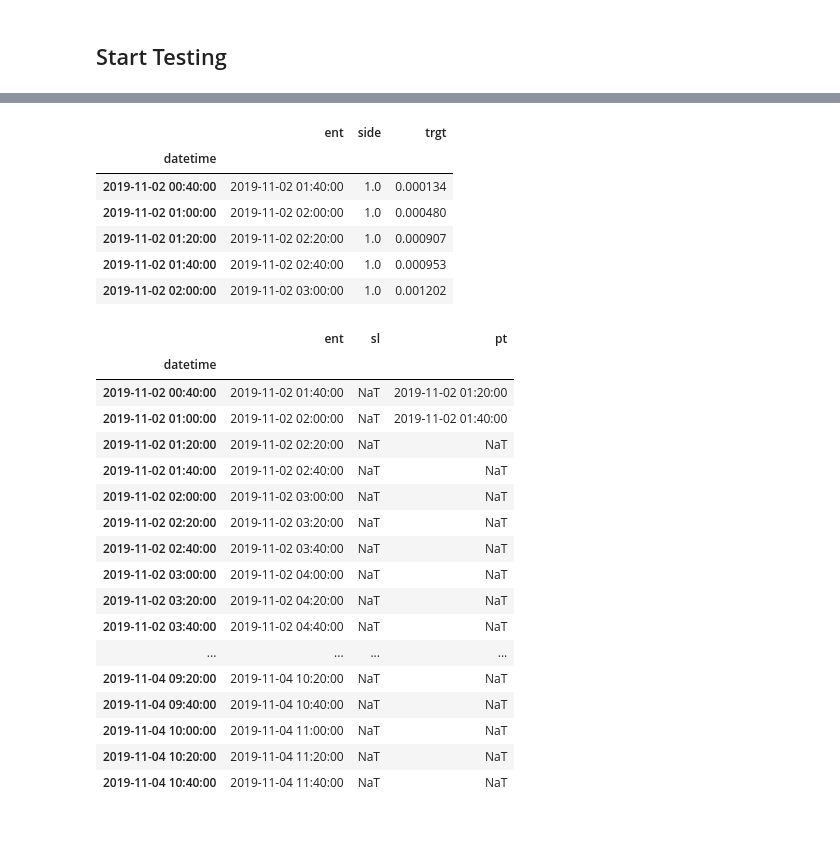
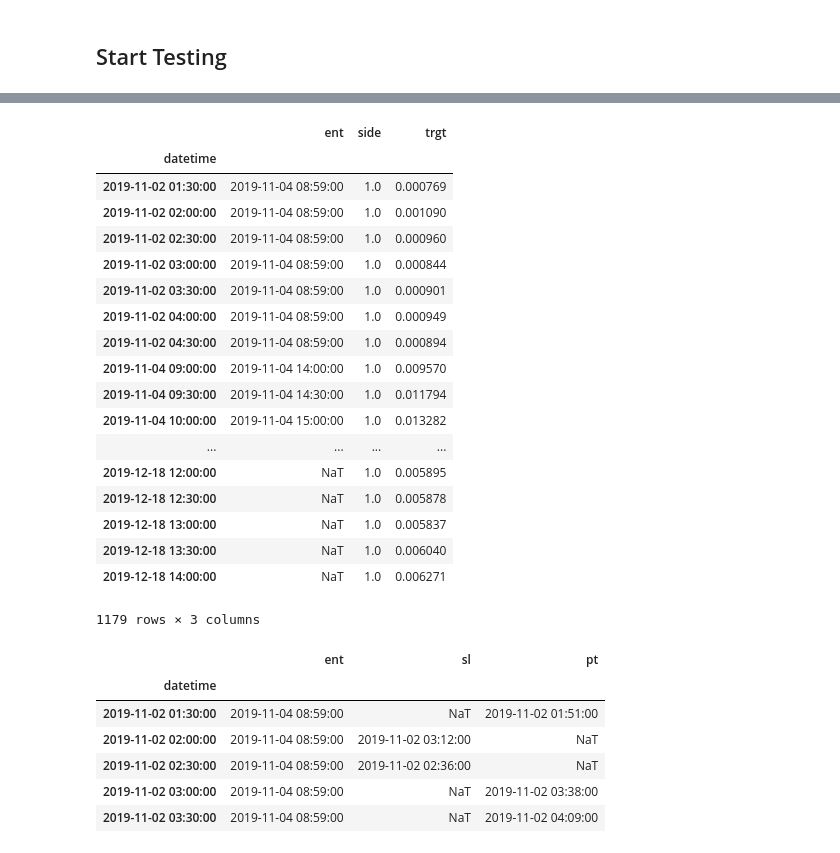
Before and after one commit to ClockworkBunny/quant_models, a Jupyter notebook: TestingNotebooks/TEST_labeling.ipynb, the cells around one changed output, grey strips where cells are left out. Cells and saved outputs as stored; diff of their text form; code cells hidden in the pictures.

```diff
--- a/TestingNotebooks/TEST_labeling.ipynb
+++ b/TestingNotebooks/TEST_labeling.ipynb
@@ -112,2 +109,0 @@ targetv1.dropna(inplace=True)
-# %%
-target = targetv1.copy()
@@ -124,7 +114,3 @@ Name: vol, dtype: float64
-# %%
-side_ = pd.Series(1.0, index=target.index)
-# %%
-pt_sl_ = [2, 2]
 # %%
 events = pd.concat({'ent': vertical_barrier_times, 'trgt': target, 'side': side_}, axis=1)
 # %%
@@ -196,36 +136,37 @@ def apply_pt_sl_on_ent(close, events, pt_sl, molecule):
 # %%
 num_threads = 2
 # %%
-events.head()
+events.head(2000)
 # %% [output]
 |  | ent | side | trgt |
 | datetime |  |  |  |
-| 2019-11-02 00:40:00 | 2019-11-02 01:40:00 | 1.0 | 0.000134 |
-| 2019-11-02 01:00:00 | 2019-11-02 02:00:00 | 1.0 | 0.000480 |
-| 2019-11-02 01:20:00 | 2019-11-02 02:20:00 | 1.0 | 0.000907 |
-| 2019-11-02 01:40:00 | 2019-11-02 02:40:00 | 1.0 | 0.000953 |
-| 2019-11-02 02:00:00 | 2019-11-02 03:00:00 | 1.0 | 0.001202 |
+| 2019-11-02 01:30:00 | 2019-11-04 08:59:00 | 1.0 | 0.000769 |
+| 2019-11-02 02:00:00 | 2019-11-04 08:59:00 | 1.0 | 0.001090 |
+| 2019-11-02 02:30:00 | 2019-11-04 08:59:00 | 1.0 | 0.000960 |
+| 2019-11-02 03:00:00 | 2019-11-04 08:59:00 | 1.0 | 0.000844 |
+| 2019-11-02 03:30:00 | 2019-11-04 08:59:00 | 1.0 | 0.000901 |
+| 2019-11-02 04:00:00 | 2019-11-04 08:59:00 | 1.0 | 0.000949 |
+| 2019-11-02 04:30:00 | 2019-11-04 08:59:00 | 1.0 | 0.000894 |
+| 2019-11-04 09:00:00 | 2019-11-04 14:00:00 | 1.0 | 0.009570 |
+| 2019-11-04 09:30:00 | 2019-11-04 14:30:00 | 1.0 | 0.011794 |
+| 2019-11-04 10:00:00 | 2019-11-04 15:00:00 | 1.0 | 0.013282 |
+| ... | ... | ... | ... |
+| 2019-12-18 12:00:00 | NaT | 1.0 | 0.005895 |
+| 2019-12-18 12:30:00 | NaT | 1.0 | 0.005878 |
+| 2019-12-18 13:00:00 | NaT | 1.0 | 0.005837 |
+| 2019-12-18 13:30:00 | NaT | 1.0 | 0.006040 |
+| 2019-12-18 14:00:00 | NaT | 1.0 | 0.006271 |
+1179 rows × 3 columns
 # %%
-first_touch_dates = apply_pt_sl_on_ent(df_sampled.open, events, pt_sl_, events.index)
+first_touch_dates = apply_pt_sl_on_ent(df_testprice.open, events, pt_sl_, events.index)
 # %%
-first_touch_dates.head(20)
+first_touch_dates.head(5)
 # %% [output]
 |  | ent | sl | pt |
 | datetime |  |  |  |
-| 2019-11-02 00:40:00 | 2019-11-02 01:40:00 | NaT | 2019-11-02 01:20:00 |
-| 2019-11-02 01:00:00 | 2019-11-02 02:00:00 | NaT | 2019-11-02 01:40:00 |
-| 2019-11-02 01:20:00 | 2019-11-02 02:20:00 | NaT | NaT |
-| 2019-11-02 01:40:00 | 2019-11-02 02:40:00 | NaT | NaT |
-| 2019-11-02 02:00:00 | 2019-11-02 03:00:00 | NaT | NaT |
-| 2019-11-02 02:20:00 | 2019-11-02 03:20:00 | NaT | NaT |
-| 2019-11-02 02:40:00 | 2019-11-02 03:40:00 | NaT | NaT |
-| 2019-11-02 03:00:00 | 2019-11-02 04:00:00 | NaT | NaT |
-| 2019-11-02 03:20:00 | 2019-11-02 04:20:00 | NaT | NaT |
-| 2019-11-02 03:40:00 | 2019-11-02 04:40:00 | NaT | NaT |
-| ... | ... | ... | ... |
-| 2019-11-04 09:20:00 | 2019-11-04 10:20:00 | NaT | NaT |
-| 2019-11-04 09:40:00 | 2019-11-04 10:40:00 | NaT | NaT |
-| 2019-11-04 10:00:00 | 2019-11-04 11:00:00 | NaT | NaT |
-| 2019-11-04 10:20:00 | 2019-11-04 11:20:00 | NaT | NaT |
-| 2019-11-04 10:40:00 | 2019-11-04 11:40:00 | NaT | NaT |
+| 2019-11-02 01:30:00 | 2019-11-04 08:59:00 | NaT | 2019-11-02 01:51:00 |
+| 2019-11-02 02:00:00 | 2019-11-04 08:59:00 | 2019-11-02 03:12:00 | NaT |
+| 2019-11-02 02:30:00 | 2019-11-04 08:59:00 | 2019-11-02 02:36:00 | NaT |
+| 2019-11-02 03:00:00 | 2019-11-04 08:59:00 | NaT | 2019-11-02 03:38:00 |
+| 2019-11-02 03:30:00 | 2019-11-04 08:59:00 | NaT | 2019-11-02 04:09:00 |
 # %%
```
Also changed, not shown: parts of 37 cells of this notebook, 1 other file.
